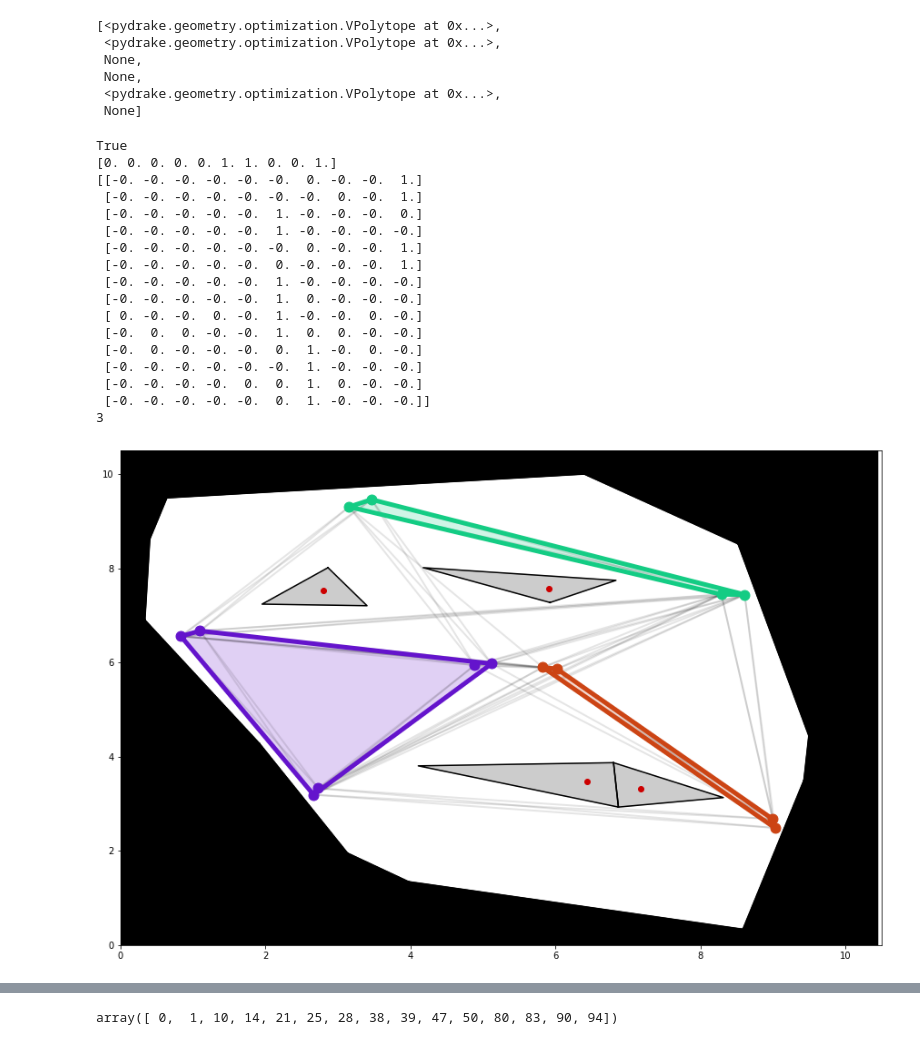
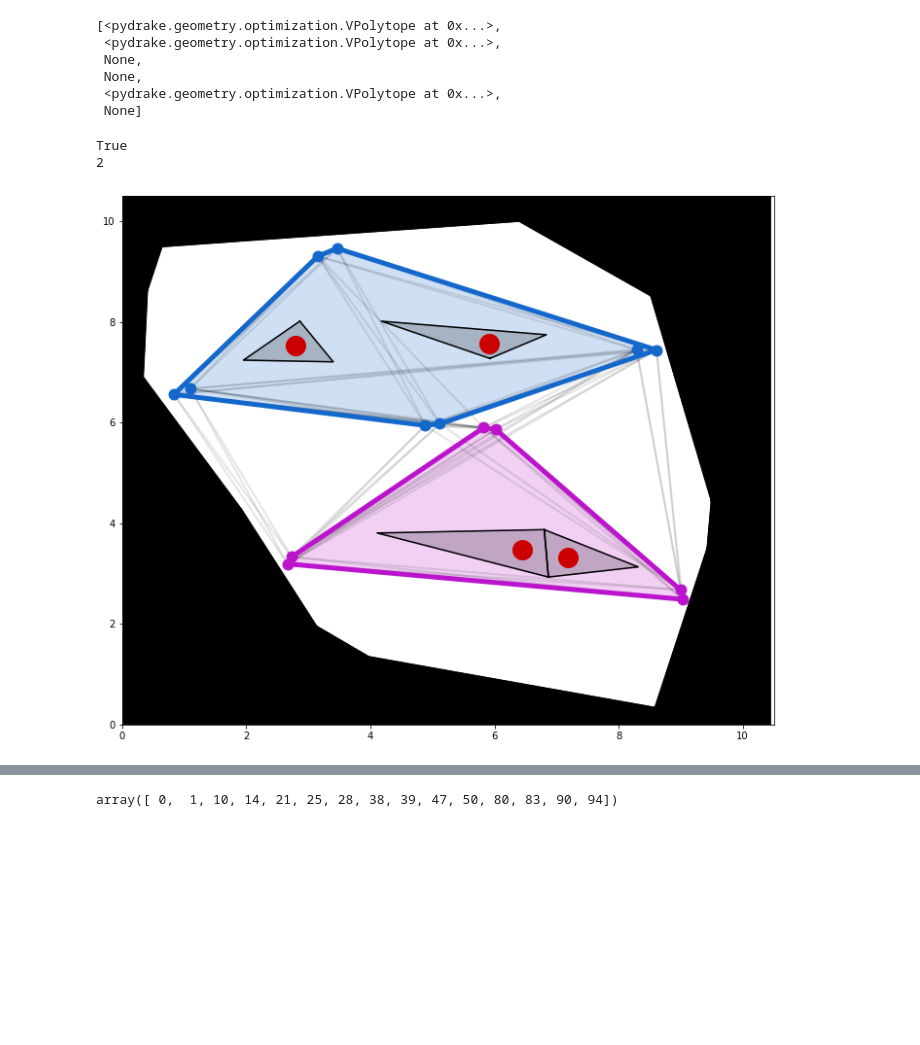
Before and after one commit to wernerpe/visiris, a Jupyter notebook: test_cvx_hull_formulation.ipynb, the cells around one changed output, grey strips where cells are left out. Drawn from its saved outputs; the diff is of its cells as text; code cells hidden in the pictures; blank space fills up the shorter version.

```diff
--- a/test_cvx_hull_formulation.ipynb
+++ b/test_cvx_hull_formulation.ipynb
@@ -819,7 +819,7 @@ def plot_polys(seed_polys, cliques, pts, ax, colors):
         else:
             ax.plot(pts[c, 0], pts[c, 1], linewidth = 5, c = colc)
 
-fig, ax = plt.subplots(1,1, figsize = (15,10))
+fig, ax = plt.subplots(1,1, figsize = (12,10))
 world.plot_cfree_skel(ax)
 ax.set_xlim([-0,10.5])
 ax.set_ylim([-0,10.5])
@@ -829,7 +829,7 @@ for h in world.holes_tri:
     if vol > 1e-5:
         counter_examples.append(h.ChebyshevCenter())
 counter_examples = np.array(counter_examples)
-ax.scatter(counter_examples[:,0], counter_examples[:,1], c = 'r')
+ax.scatter(counter_examples[:,0], counter_examples[:,1], c = 'r', s = 400)
 np.random.seed(25)
 pts, _ = sample_cfree_handle(1, 3000, [])
 pts_lower = pts
@@ -841,50 +841,35 @@ pts_lower2 = pts[np.where(pts[:,1]<=4.5)[0], :]
 cluster = np.array([[3.3,9.3], [0.99,6.6], [8.45,7.4], [2.7,3.2],[5,6],[6,6],[9,2.5]])
 pc = []
 for c in cluster:
     for idx in range(2):
         pc+=[0.4*(np.random.rand(2)-0.5) +c]
 pc = np.array(pc)
 pts = pc# np.concatenate((pts_lower,pts_lower2,pc), axis = 0)
 #pts = np.delete(pts, [14,19], axis = 0)
 ax.scatter(pts[:, 0], pts[:, 1], c = 'k')
 ad_mat = vgraph_builder(pts)
-#cliques, w, b = min_clique_cover(ad_mat, pts)
-cliques, w, b, h, result, lambdas = min_clique_cover_sep(ad_mat, pts, counter_examples)
+cliques, w, b = min_clique_cover(ad_mat, pts)
+#cliques, w, b, h, result, lambdas = min_clique_cover_sep(ad_mat, pts, counter_examples)
 colors = generate_maximally_different_colors(len(cliques)+20)[20:]#[generate_maximally_different_colors(len(cliques)+10)[i] for i in [0,5,7,4]]
 # for col, c_hyps in zip(colors,h):
 #     for h in c_hyps:
 #         hpts = hyperplanepoints(h)
 #         ax.plot(hpts[:,0], hpts[:,1], linewidth = 1, linestyle = '--', c= col, zorder = 20)
 for i in range(pts.shape[0]-1):
     for j in range(i+1, pts.shape[0]):
         if ad_mat[i,j] ==1:
             plt.plot(pts[[i,j], 0], pts[[i,j], 1], c = 'k', alpha = 0.1, linewidth = 2, zorder = 0)
 
 # print(cliques)
 # print(w.reshape(1,-1))
 # print(b)
 # print(b.sum(axis =1))
 # print(ad_mat)
 seed_polys = seed_poly_hulls(cliques, pts)
 plot_polys(seed_polys, cliques, pts, ax, colors)
-plt.savefig('hyp_w.pdf')
+plt.savefig('hyp.pdf')
 print(len(cliques))
 # %% [output]
 True
-[0. 0. 0. 0. 0. 1. 1. 0. 0. 1.]
-[[-0. -0. -0. -0. -0. -0.  0. -0. -0.  1.]
- [-0. -0. -0. -0. -0. -0. -0.  0. -0.  1.]
- [-0. -0. -0. -0. -0.  1. -0. -0. -0.  0.]
- [-0. -0. -0. -0. -0.  1. -0. -0. -0. -0.]
- [-0. -0. -0. -0. -0. -0.  0. -0. -0.  1.]
- [-0. -0. -0. -0. -0.  0. -0. -0. -0.  1.]
- [-0. -0. -0. -0. -0.  1. -0. -0. -0. -0.]
- [-0. -0. -0. -0. -0.  1.  0. -0. -0. -0.]
- [ 0. -0. -0.  0. -0.  1. -0. -0.  0. -0.]
- [-0.  0.  0. -0. -0.  1.  0.  0. -0. -0.]
- [-0.  0. -0. -0. -0.  0.  1. -0.  0. -0.]
- [-0. -0. -0. -0. -0. -0.  1. -0. -0. -0.]
- [-0. -0. -0. -0.  0.  0.  1.  0. -0. -0.]
- [-0. -0. -0. -0. -0.  0.  1. -0. -0. -0.]]
-3
+2
-[figure, old version]
+[figure, new version]
```
Also changed, not shown: parts of 4 cells of this notebook, 28 other files.
